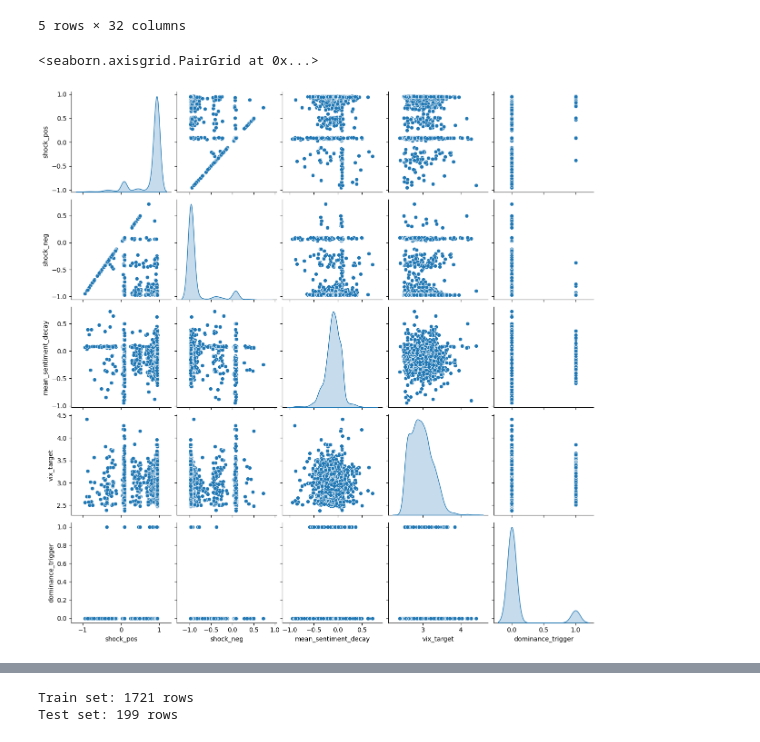
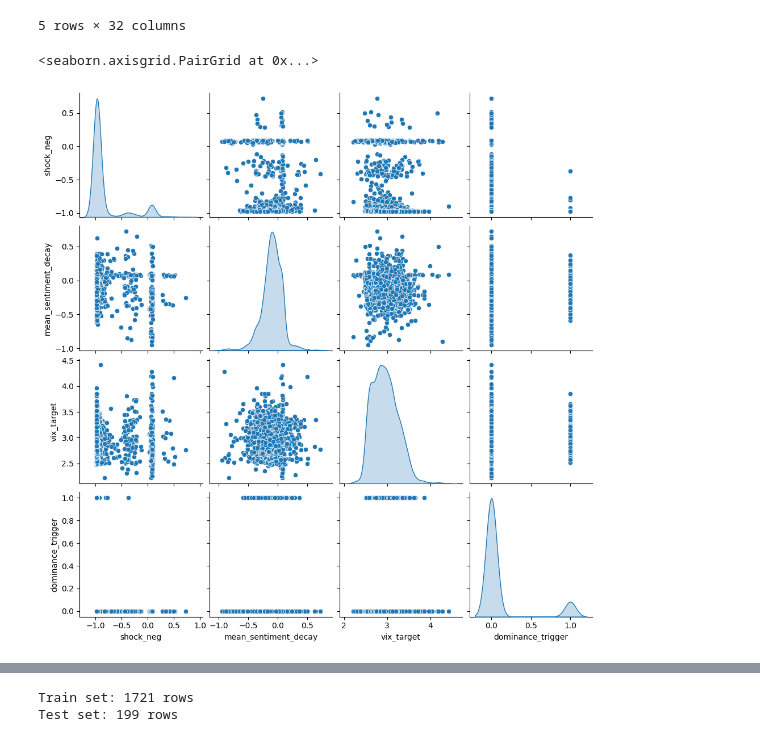
Before and after one commit to DylanSuniaga/VIXNLP, a Jupyter notebook: finnhub_news/macro_analysis.ipynb, the cells around one changed output, grey strips where cells are left out. Drawn from its saved outputs; the diff is of its cells as text; code cells hidden in the pictures.

```diff
--- a/finnhub_news/macro_analysis.ipynb
+++ b/finnhub_news/macro_analysis.ipynb
@@ -53,6 +27,9 @@ Final data shape: (17, 17)
 # %%
 #df = pd.read_csv('./../data/Sentiment Macro 7Y News 2.5K Cap.csv') #adjust for live/most recent df news under /data/live
-df = pd.read_csv('./../data/live/7y_up_to_4_17_2025_news.csv')
+df = pd.read_csv('./../data/live/7y_up_to_05-06-25_news.csv')
+# %%
+df.index = pd.to_datetime(df['date'])
+df = df.drop(columns=['date'])
 # %%
 df.tail()
 # %% [output]
@@ -130,10 +112,10 @@ df.tail()
 5 rows × 32 columns
 # %%
 import seaborn as sns
-sns.pairplot(df, vars=['shock_pos', 'shock_neg', 'mean_sentiment_decay', 'vix_target', 'dominance_trigger'], diag_kind='kde')
+sns.pairplot(df, vars=['shock_neg', 'mean_sentiment_decay', 'vix_target', 'dominance_trigger'], diag_kind='kde')
 # %% [output]
 <seaborn.axisgrid.PairGrid at 0x...>
-[figure, old version]
+[figure, new version]
 # %%
 feature_sets = [ #for testing, winner was the first one, decreasing in quality for this model sequentially
     ['shock_neg', 'dominance_trigger'],
```
Also changed, not shown: parts of 95 cells of this notebook, 1 other file.
